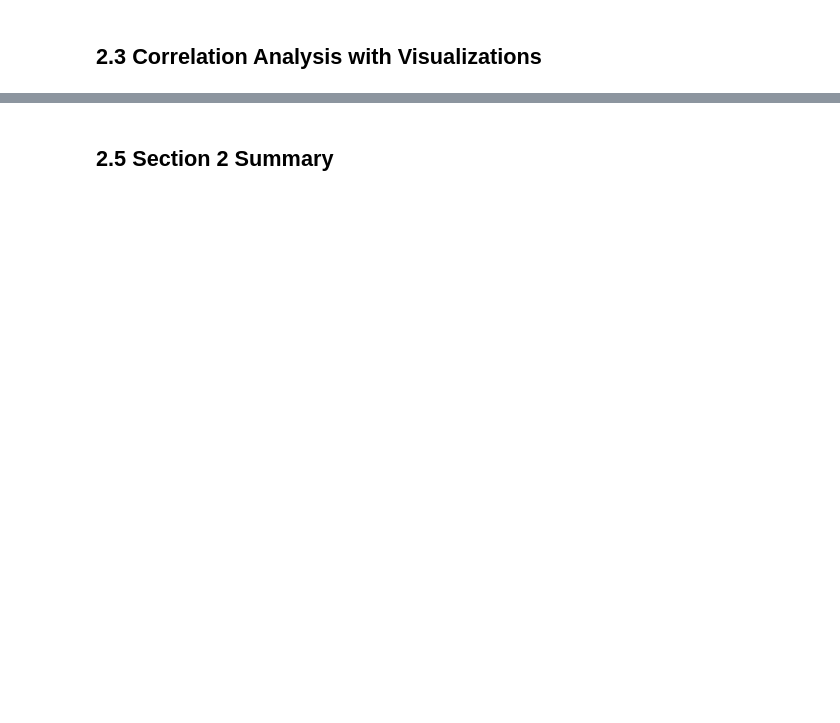
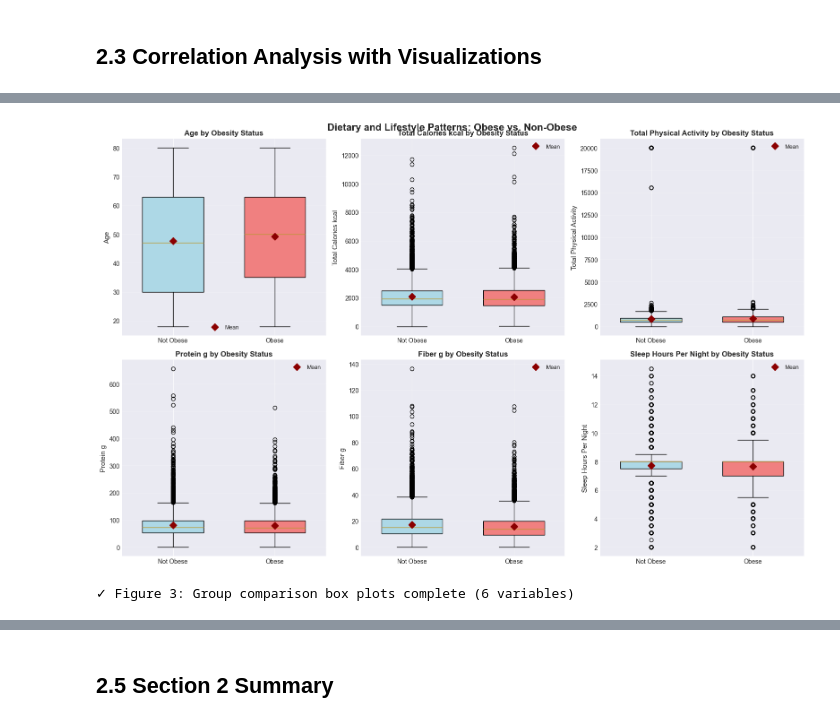
Before and after one commit to fortiz11/Comp352-Final-Project, a Jupyter notebook: new-with-visuals/Complete_NHANES_Obesity_Prediction_FINAL.ipynb, the cells around one changed output, grey strips where cells are left out. Drawn from its saved outputs; the diff is of its cells as text; code cells hidden in the pictures; blank space fills up the shorter version.

```diff
--- a/new-with-visuals/Complete_NHANES_Obesity_Prediction_FINAL.ipynb
+++ b/new-with-visuals/Complete_NHANES_Obesity_Prediction_FINAL.ipynb
@@ -95,3 +1386,45 @@ print("\n" + "="*80)print("EXPLORATORY ANALYSIS: GROUP COMPARISONS")print("="*80
 # %%
-# VISUALIZATION 3: Box plots comparing groups (2x3 grid)fig, axes = plt.subplots(2, 3, figsize=(16, 10))axes = axes.ravel()# Prepare data for box plotsfor i, var in enumerate(key_vars[:6]):    if var in df.columns and i < 6:        # Create data for plotting        data_to_plot = [            non_obese_group[var].dropna(),            obese_group[var].dropna()        ]                # Create box plot        bp = axes[i].boxplot(data_to_plot, labels=['Not Obese', 'Obese'],                             patch_artist=True, widths=0.6)                # Color the boxes        colors = ['lightblue', 'lightcoral']        for patch, color in zip(bp['boxes'], colors):            patch.set_facecolor(color)                # Labels and title        axes[i].set_ylabel(var.replace('_', ' '), fontsize=11)        axes[i].set_title(f'{var.replace("_", " ")} by Obesity Status',                          fontsize=12, fontweight='bold')        axes[i].grid(True, alpha=0.3, axis='y')                # Add mean markers        means = [data.mean() for data in data_to_plot]        axes[i].plot([1, 2], means, 'D', color='darkred', markersize=8,                     label='Mean', zorder=3)        axes[i].legend(fontsize=9)plt.tight_layout()plt.suptitle('Dietary and Lifestyle Patterns: Obese vs. Non-Obese',              fontsize=16, fontweight='bold', y=1.00)plt.show()print("\n✓ Figure 3: Group comparison box plots complete (6 variables)")
+# VISUALIZATION 3: Box plots comparing groups (2x3 grid)
+fig, axes = plt.subplots(2, 3, figsize=(16, 10))
+axes = axes.ravel()
+
+# Prepare data for box plots
+for i, var in enumerate(key_vars[:6]):
+    if var in df.columns and i < 6:
+        # Create data for plotting
+        data_to_plot = [
+            non_obese_group[var].dropna(),
+            obese_group[var].dropna()
+        ]
+
+        # Create box plot
+        bp = axes[i].boxplot(data_to_plot, labels=['Not Obese', 'Obese'],
+                             patch_artist=True, widths=0.6)
+
+        # Color the boxes
+        colors = ['lightblue', 'lightcoral']
+        for patch, color in zip(bp['boxes'], colors):
+            patch.set_facecolor(color)
+
+        # Labels and title
+        axes[i].set_ylabel(var.replace('_', ' '), fontsize=11)
+        axes[i].set_title(f'{var.replace("_", " ")} by Obesity Status',
+                         fontsize=12, fontweight='bold')
+        axes[i].grid(True, alpha=0.3, axis='y')
+
+        # Add mean markers
+        means = [data.mean() for data in data_to_plot]
+        axes[i].plot([1, 2], means, 'D', color='darkred', markersize=8,
+                    label='Mean', zorder=3)
+        axes[i].legend(fontsize=9)
+
+plt.tight_layout()
+plt.suptitle('Dietary and Lifestyle Patterns: Obese vs. Non-Obese',
+             fontsize=16, fontweight='bold', y=1.00)
+plt.show()
+
+print("\n✓ Figure 3: Group comparison box plots complete (6 variables)")
+# %% [output]
+[figure, added]
+✓ Figure 3: Group comparison box plots complete (6 variables)
 # %% [markdown]
```
Also changed, not shown: parts of 67 cells of this notebook, 1 other file.
